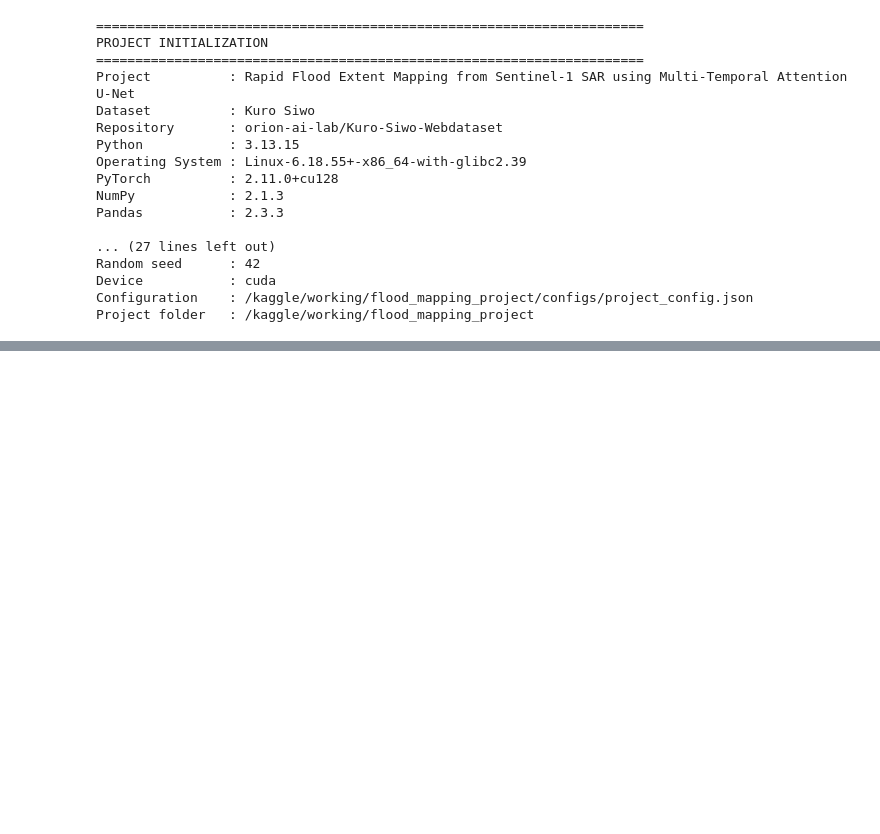
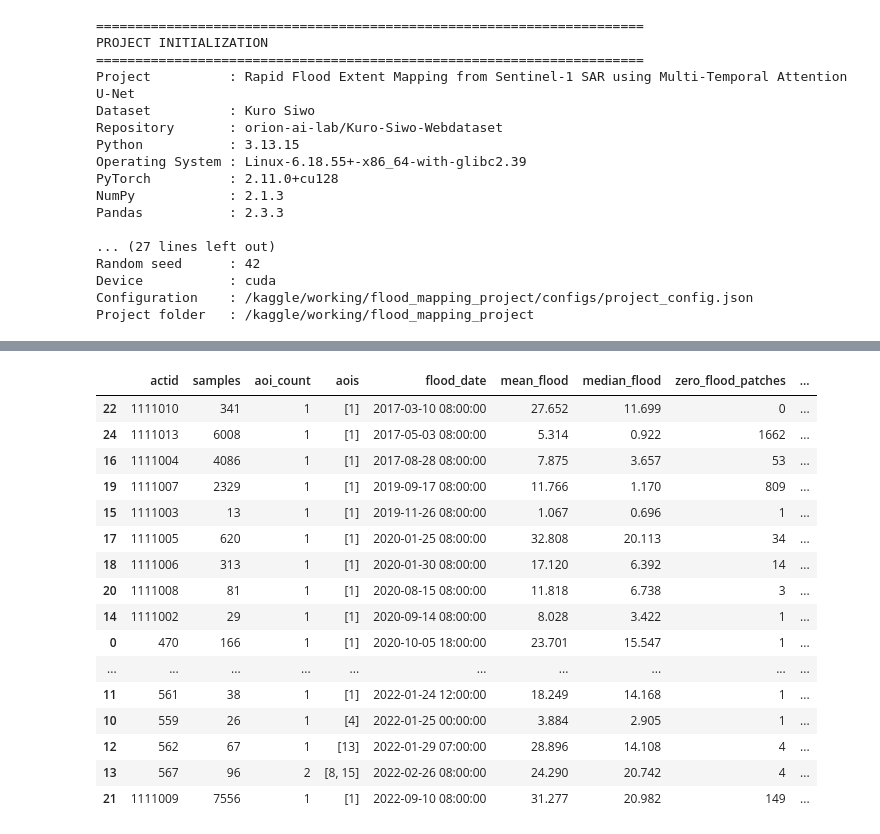
Before and after one commit to Vasanth-Loganathan/flood-mapping, a Jupyter notebook: main.ipynb, the cells around one changed output, grey strips where cells are left out. Cells and saved outputs as stored; diff of their text form; code cells hidden in the pictures; blank space fills up the shorter version.

```diff
--- a/main.ipynb
+++ b/main.ipynb
@@ -327,0 +2497,65 @@ print("Storage check         : Completed")
+# %%
+# ==================================================
+# CELL 26: EVENT-LEVEL SPLIT PLANNING
+# ==================================================
+
+import pandas as pd
+
+event_planning = (
+    df_inspected.groupby("actid")
+    .agg(
+        samples=("sample_id", "count"),
+        aoi_count=("aoiid", "nunique"),
+        aois=("aoiid", lambda x: sorted(x.unique().tolist())),
+        flood_date=("flood_date", "first"),
+        mean_flood=("pflood", "mean"),
+        median_flood=("pflood", "median"),
+        zero_flood_patches=("pflood", lambda x: (x == 0).sum()),
+    )
+    .reset_index()
+)
+
+event_planning["flood_date"] = pd.to_datetime(
+    event_planning["flood_date"]
+)
+
+event_planning = event_planning.sort_values("flood_date")
+
+event_planning["sample_percentage"] = (
+    event_planning["samples"] / len(df_inspected) * 100
+)
+
+print("=" * 80)
+print("CHRONOLOGICAL FLOOD EVENT SUMMARY")
+print("=" * 80)
+
+display(
+    event_planning.round({
+        "mean_flood": 3,
+        "median_flood": 3,
+        "sample_percentage": 2
+    })
+)
+
+print("\n" + "=" * 80)
+print("OVERALL EVENT STATISTICS")
+print("=" * 80)
+
+print("Number of events:", len(event_planning))
+print("Total samples:", event_planning["samples"].sum())
+
+print(
+    "Earliest flood event:",
+    event_planning["flood_date"].min()
+)
+
+print(
+    "Latest flood event:",
+    event_planning["flood_date"].max()
+)
+
+print(
+    "Total zero-flood patches:",
+    event_planning["zero_flood_patches"].sum()
+)
+# %% [output]
@@ -327,0 +2565,17 @@ print("Storage check         : Completed")
+|  | actid | samples | aoi_count | aois | flood_date | mean_flood | median_flood | zero_flood_patches | ... |
+| 22 | 1111010 | 341 | 1 | [1] | 2017-03-10 08:00:00 | 27.652 | 11.699 | 0 | ... |
+| 24 | 1111013 | 6008 | 1 | [1] | 2017-05-03 08:00:00 | 5.314 | 0.922 | 1662 | ... |
+| 16 | 1111004 | 4086 | 1 | [1] | 2017-08-28 08:00:00 | 7.875 | 3.657 | 53 | ... |
+| 19 | 1111007 | 2329 | 1 | [1] | 2019-09-17 08:00:00 | 11.766 | 1.170 | 809 | ... |
+| 15 | 1111003 | 13 | 1 | [1] | 2019-11-26 08:00:00 | 1.067 | 0.696 | 1 | ... |
+| 17 | 1111005 | 620 | 1 | [1] | 2020-01-25 08:00:00 | 32.808 | 20.113 | 34 | ... |
+| 18 | 1111006 | 313 | 1 | [1] | 2020-01-30 08:00:00 | 17.120 | 6.392 | 14 | ... |
+| 20 | 1111008 | 81 | 1 | [1] | 2020-08-15 08:00:00 | 11.818 | 6.738 | 3 | ... |
+| 14 | 1111002 | 29 | 1 | [1] | 2020-09-14 08:00:00 | 8.028 | 3.422 | 1 | ... |
+| 0 | 470 | 166 | 1 | [1] | 2020-10-05 18:00:00 | 23.701 | 15.547 | 1 | ... |
+| ... | ... | ... | ... | ... | ... | ... | ... | ... | ... |
+| 11 | 561 | 38 | 1 | [1] | 2022-01-24 12:00:00 | 18.249 | 14.168 | 1 | ... |
+| 10 | 559 | 26 | 1 | [4] | 2022-01-25 00:00:00 | 3.884 | 2.905 | 1 | ... |
+| 12 | 562 | 67 | 1 | [13] | 2022-01-29 07:00:00 | 28.896 | 14.108 | 4 | ... |
+| 13 | 567 | 96 | 2 | [8, 15] | 2022-02-26 08:00:00 | 24.290 | 20.742 | 4 | ... |
+| 21 | 1111009 | 7556 | 1 | [1] | 2022-09-10 08:00:00 | 31.277 | 20.982 | 149 | ... |
```
Also changed, not shown: parts of 26 cells of this notebook.
